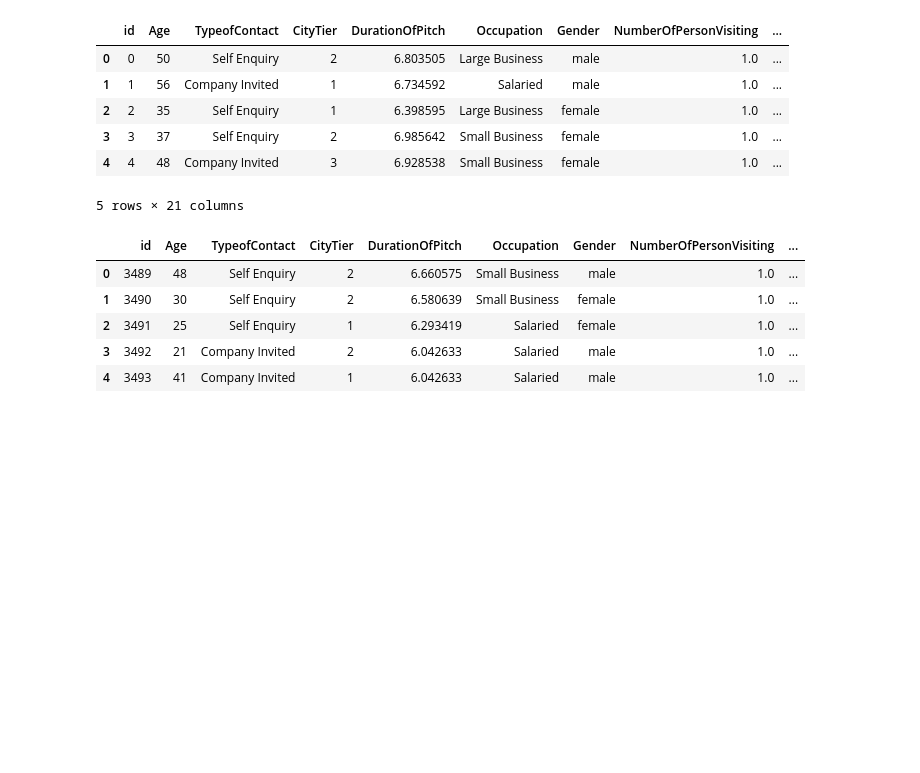
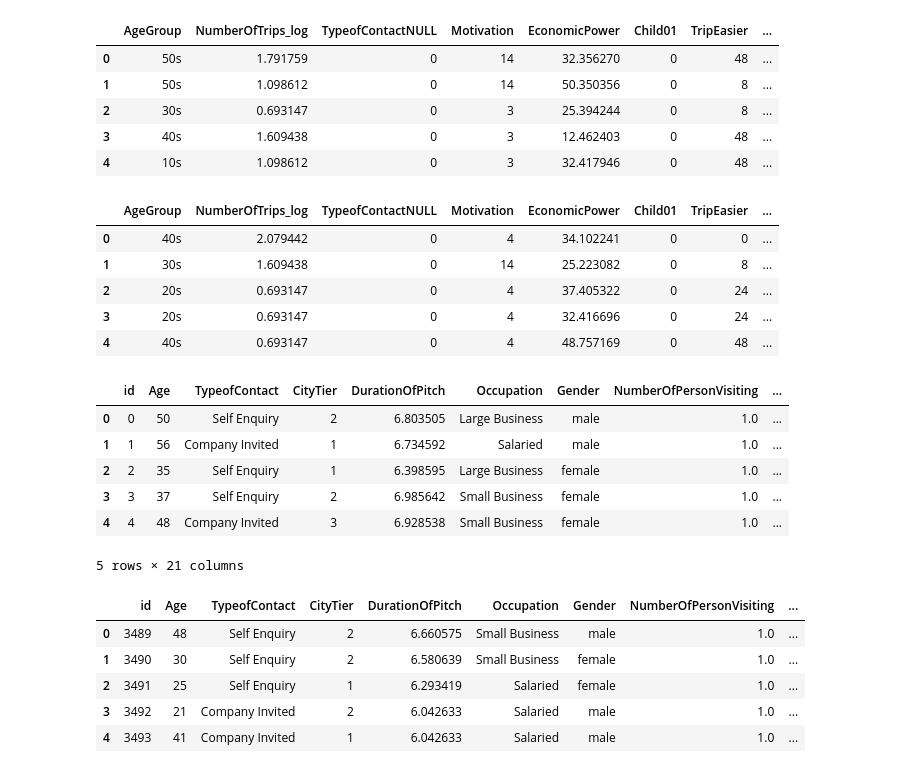
Before and after one commit to RickHub0115/SIGNATE-Summer-Cup-2024, a Jupyter notebook: scr/feature_engineering/feature_engineering.ipynb, the cells around one changed output. Saved outputs shown, nothing was run; the diff lists cells and outputs as text; code cells hidden in the pictures; blank space fills up the shorter version.

```diff
--- a/scr/feature_engineering/feature_engineering.ipynb
+++ b/scr/feature_engineering/feature_engineering.ipynb
@@ -8,8 +8,24 @@ import pandas as pd
 from scr.util import *
 from scr.feature_engineering.engineering import *
 # %%
-df_train = pd.read_csv('data/null_survey/train_all_ok.csv')
-df_test = pd.read_csv('data/null_survey/test_all_ok.csv')
+df_train = pd.read_csv('data/feature_engineered/null_del_xxx/train_null_del.csv')
+df_test = pd.read_csv('data/feature_engineered/null_del_xxx/test_null_median.csv')
+# %%
+display(df_train.iloc[:5, 20:])
+display(df_test.iloc[:5, 19:])
+# %% [output]
+|  | AgeGroup | NumberOfTrips_log | TypeofContactNULL | Motivation | EconomicPower | Child01 | TripEasier | ... |
+| 0 | 50s | 1.791759 | 0 | 14 | 32.356270 | 0 | 48 | ... |
+| 1 | 50s | 1.098612 | 0 | 14 | 50.350356 | 0 | 8 | ... |
+| 2 | 30s | 0.693147 | 0 | 3 | 25.394244 | 0 | 8 | ... |
+| 3 | 40s | 1.609438 | 0 | 3 | 12.462403 | 0 | 48 | ... |
+| 4 | 10s | 1.098612 | 0 | 3 | 32.417946 | 0 | 48 | ... |
+|  | AgeGroup | NumberOfTrips_log | TypeofContactNULL | Motivation | EconomicPower | Child01 | TripEasier | ... |
+| 0 | 40s | 2.079442 | 0 | 4 | 34.102241 | 0 | 0 | ... |
+| 1 | 30s | 1.609438 | 0 | 14 | 25.223082 | 0 | 8 | ... |
+| 2 | 20s | 0.693147 | 0 | 4 | 37.405322 | 0 | 24 | ... |
+| 3 | 20s | 0.693147 | 0 | 4 | 32.416696 | 0 | 24 | ... |
+| 4 | 40s | 0.693147 | 0 | 4 | 48.757169 | 0 | 48 | ... |
 # %%
 # 特徴量作成前のデータセット
 
```
Also changed, not shown: parts of 14 cells of this notebook, 20 other files.
